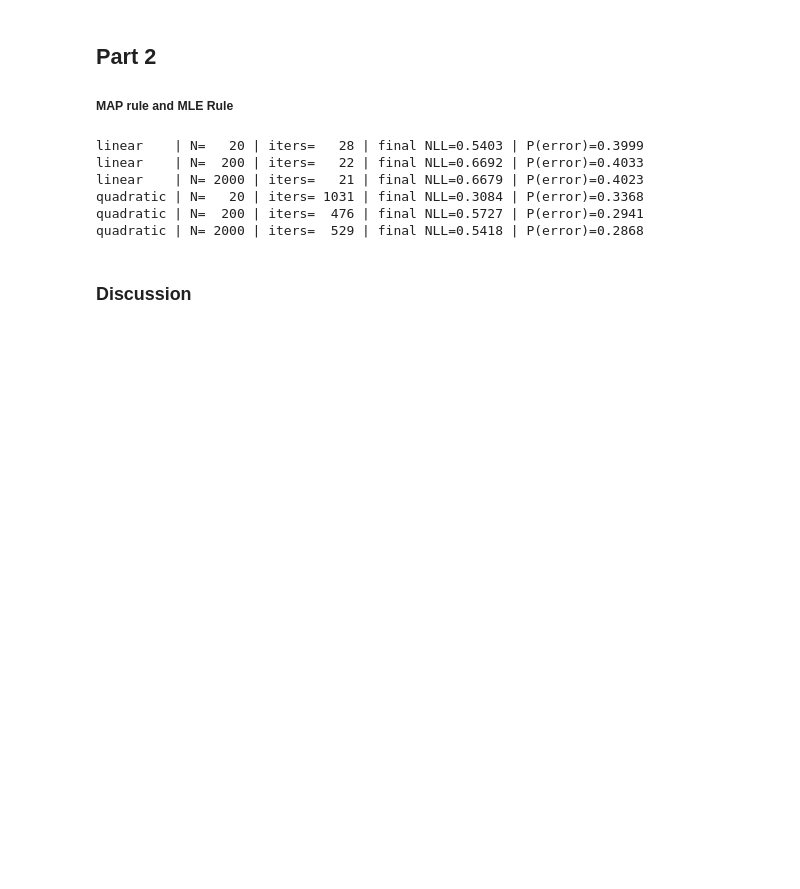
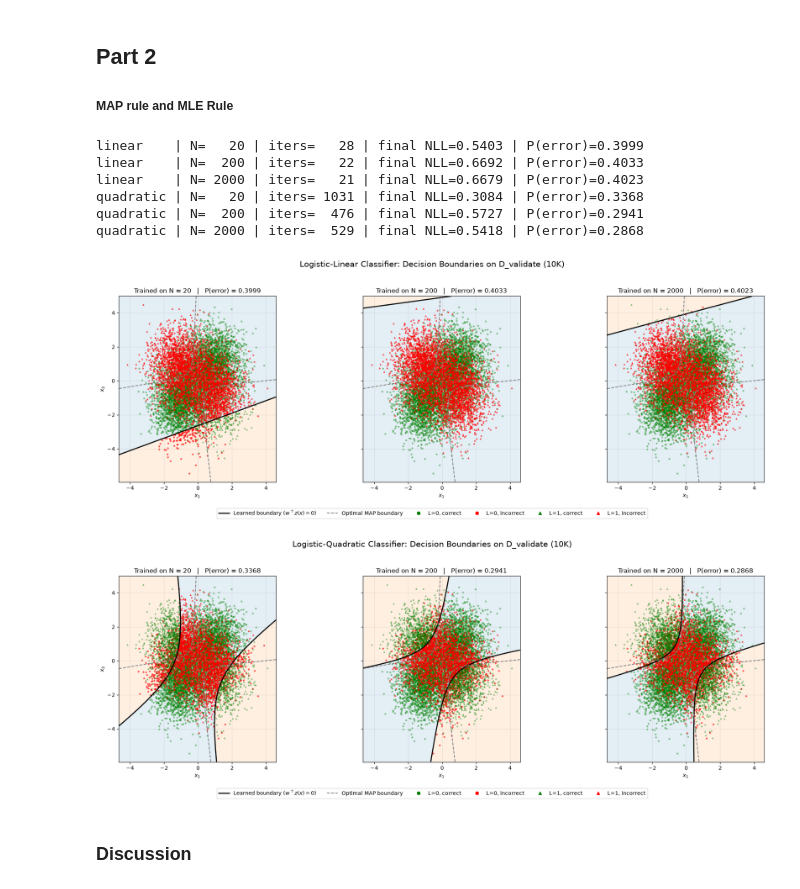
Before and after one commit to RonanEngel/EC5564_Assignments, a Jupyter notebook: Assignment_2/q1.ipynb, the cells around one changed output. Saved outputs shown, nothing was run; the diff lists cells and outputs as text; code cells hidden in the pictures; blank space fills up the shorter version.

```diff
--- a/Assignment_2/q1.ipynb
+++ b/Assignment_2/q1.ipynb
@@ -291,5 +291,72 @@ linear    | N= 2000 | iters=   21 | final NLL=0.6679 | P(error)=0.4023
 quadratic | N=   20 | iters= 1031 | final NLL=0.3084 | P(error)=0.3368
 quadratic | N=  200 | iters=  476 | final NLL=0.5727 | P(error)=0.2941
 quadratic | N= 2000 | iters=  529 | final NLL=0.5418 | P(error)=0.2868
+# %%
+from matplotlib.lines import Line2D
+from matplotlib.colors import ListedColormap
+
+region_cmap = ListedColormap(['tab:blue', 'tab:orange'])   # decide 0 / decide 1
+
+def plot_model_boundaries(name, z):
+    Z_grid = z(grid)          # features for every grid point
+    Z_val  = z(X_10000)       # features for every validation sample
+
+    fig, axes = plt.subplots(1, 3, figsize=(20, 7), sharex=True, sharey=True)
+
+    for ax, n in zip(axes, [20, 200, 2000]):
+        w_hat, hist, p_err = results[(name, n)]
+
+        # Learned score on the grid; boundary is where it equals 0 (h(x) = 0.5)
+        score_grid = (Z_grid @ w_hat).reshape(xx.shape)
+
+        # Shaded decision regions (works even if the boundary is off-screen)
+        ax.pcolormesh(xx, yy, (score_grid > 0).astype(int), cmap=region_cmap,
+                      vmin=0, vmax=1, alpha=0.12, shading='auto')
+
+        # Learned boundary, only if it actually crosses the plotted area
+        if score_grid.min() < 0 < score_grid.max():
+            ax.contour(xx, yy, score_grid, levels=[0], colors='k', linewidths=2)
+        else:
+            ax.text(0.5, 0.02, "Boundary outside plot: every point gets the same class",
+                    transform=ax.transAxes, ha='center', fontsize=9,
+                    bbox=dict(facecolor='white', alpha=0.85))
+
+        # Optimal (true-pdf MAP) boundary for reference
+        ax.contour(xx, yy, llr_grid, levels=[np.log(gamma)],
+                   colors='gray', linestyles='--', linewidths=1.5)
+
+        # Validation samples: shape = true label, color = correct/incorrect
+        D_hat = (Z_val @ w_hat) > 0
+        correct = (D_hat == L_10000)
+        for label, marker in [(0, 'o'), (1, '^')]:
+            m = (L_10000 == label)
+            ax.scatter(*X_10000[m & correct].T,  marker=marker, s=6, c='green', alpha=0.35)
+            ax.scatter(*X_10000[m & ~correct].T, marker=marker, s=6, c='red',   alpha=0.55)
+
+        ax.set_title(f"Trained on N = {n}   |   P(error) = {p_err:.4f}")
+        ax.set_xlabel("$x_1$")
+        ax.set_aspect('equal'); ax.grid(True, alpha=0.3)
+
+    axes[0].set_ylabel("$x_2$")
+
+    legend_items = [
+        Line2D([], [], color='k', lw=2, label='Learned boundary ($w^\\top z(x) = 0$)'),
+        Line2D([], [], color='gray', lw=1.5, ls='--', label='Optimal MAP boundary'),
+        Line2D([], [], marker='o', ls='', color='green', label='L=0, correct'),
+        Line2D([], [], marker='o', ls='', color='red',   label='L=0, incorrect'),
+        Line2D([], [], marker='^', ls='', color='green', label='L=1, correct'),
+        Line2D([], [], marker='^', ls='', color='red',   label='L=1, incorrect'),
+    ]
+    fig.legend(handles=legend_items, loc='lower center', ncol=6, fontsize=10)
+    fig.suptitle(f"Logistic-{name.capitalize()} Classifier: Decision Boundaries on D_validate (10K)",
+                 fontsize=15)
+    plt.tight_layout(rect=[0, 0.06, 1, 0.95])
+    plt.show()
+
+plot_model_boundaries("linear", z_linear)
+plot_model_boundaries("quadratic", z_quadratic)
+# %% [output]
+[figure, added]
+[figure, added]
 # %% [markdown]
 ### Discussion
```
Also changed, not shown: parts of 1 cell of this notebook, 8 other files.
